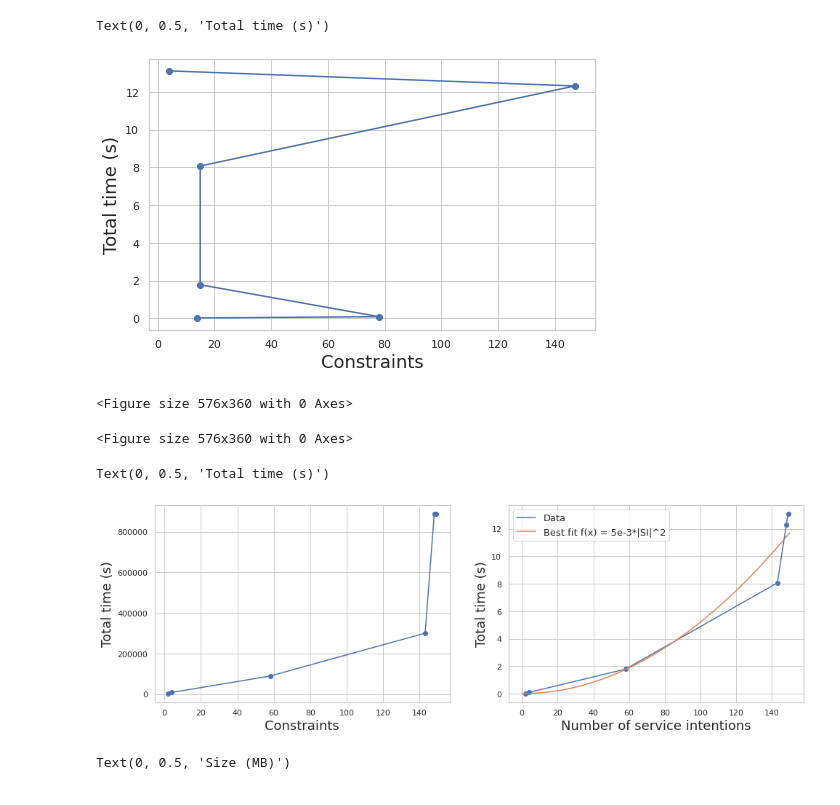
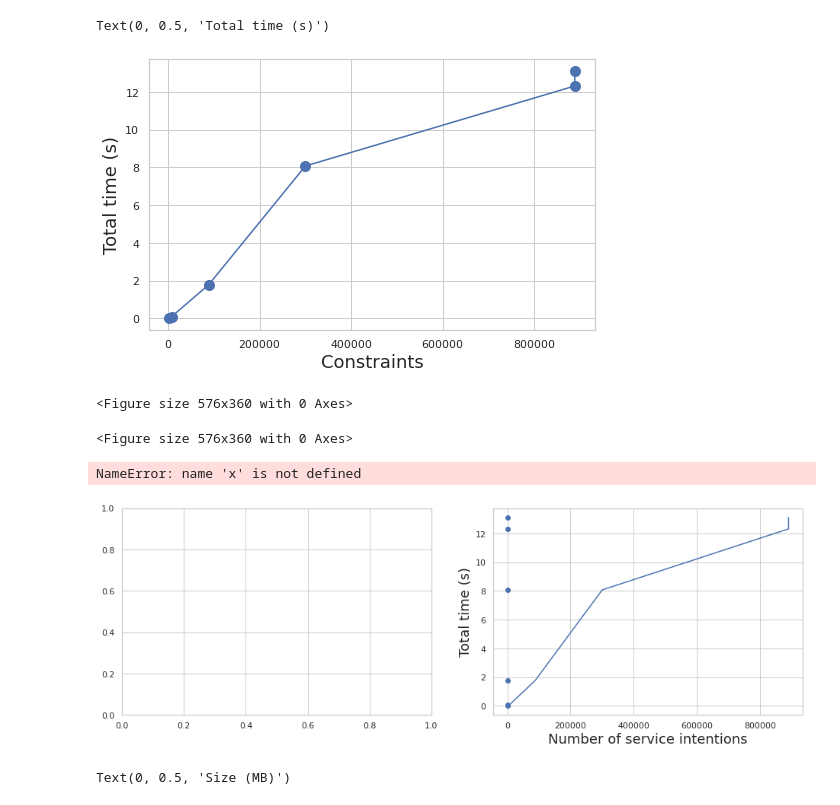
Before and after one commit to kharik04/msckharik04, a Jupyter notebook: Analysis of data.ipynb, the cells around one changed output. Drawn from its saved outputs; the diff is of its cells as text; code cells hidden in the pictures.

```diff
--- a/Analysis of data.ipynb
+++ b/Analysis of data.ipynb
@@ -54,13 +57,13 @@ sns.set_style("ticks")
 sns.set_style("whitegrid")
 # %%
 plt.figure(figsize=(8,5))
-plt.plot(e,total)
-plt.scatter(e,total)
+plt.scatter(cons,total, s=100)
+plt.plot(cons,total)
 plt.xlabel('Constraints')
 plt.ylabel('Total time (s)')
 # %% [output]
 Text(0, 0.5, 'Total time (s)')
-[figure, old version]
+[figure, new version]
 # %%
 plt.figure(figsize=(8,5))
 # %% [output]
@@ -69,20 +72,20 @@ plt.figure(figsize=(8,5))
 # %%
 fig, (ax2, ax1) = plt.subplots(1, 2, figsize=(16,5))
 #fig.suptitle('Horizontally stacked subplots')
 ax1.scatter(si,total)
-ax1.plot(si,total, label = 'Data')
+ax1.plot(cons,total, label = 'Data')
 ax1.set_xlabel('Number of service intentions')
 ax1.set_ylabel('Total time (s)')
 ax1.plot(x,y, label = 'Best fit f(x) = 5e-3*|SI|^2')
 ax1.legend(prop={'size': 13})
 
 ax2.scatter(si,cons)
 ax2.plot(si,cons)
 ax2.set_xlabel('Constraints')
 ax2.set_ylabel('Total time (s)')
 # %% [output]
-Text(0, 0.5, 'Total time (s)')
+NameError: name 'x' is not defined
-[figure, old version]
+[figure, new version]
 # %%
 fig, (ax2, ax1) = plt.subplots(1, 2, figsize=(16,5))
 #fig.suptitle('Horizontally stacked subplots')
```
Also changed, not shown: parts of 5 cells of this notebook, 7 other files.
